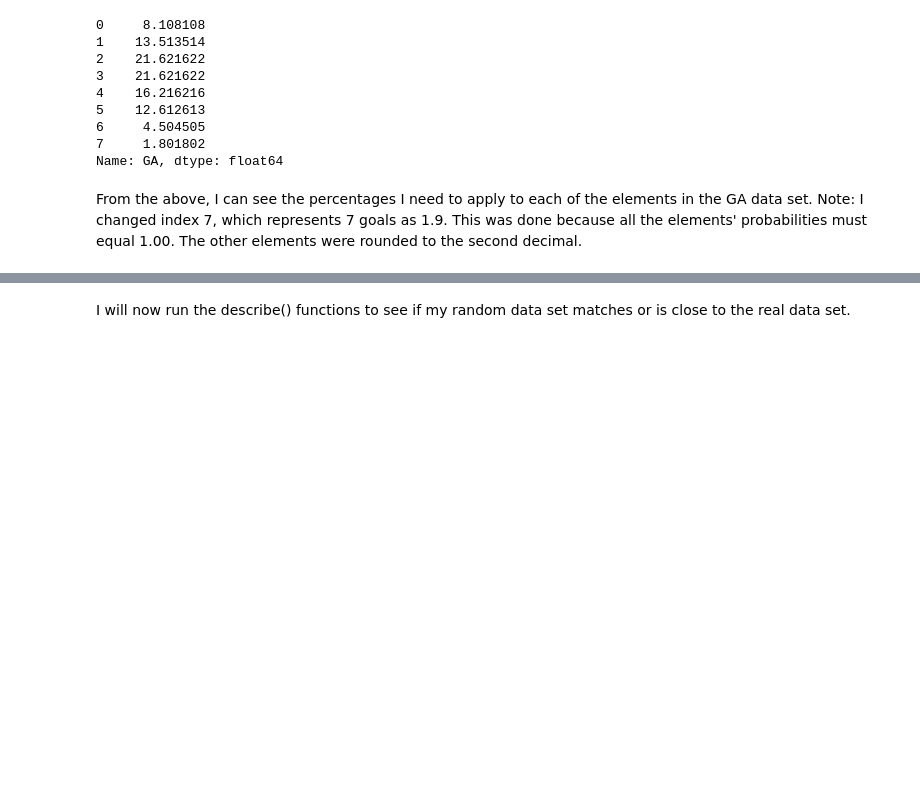
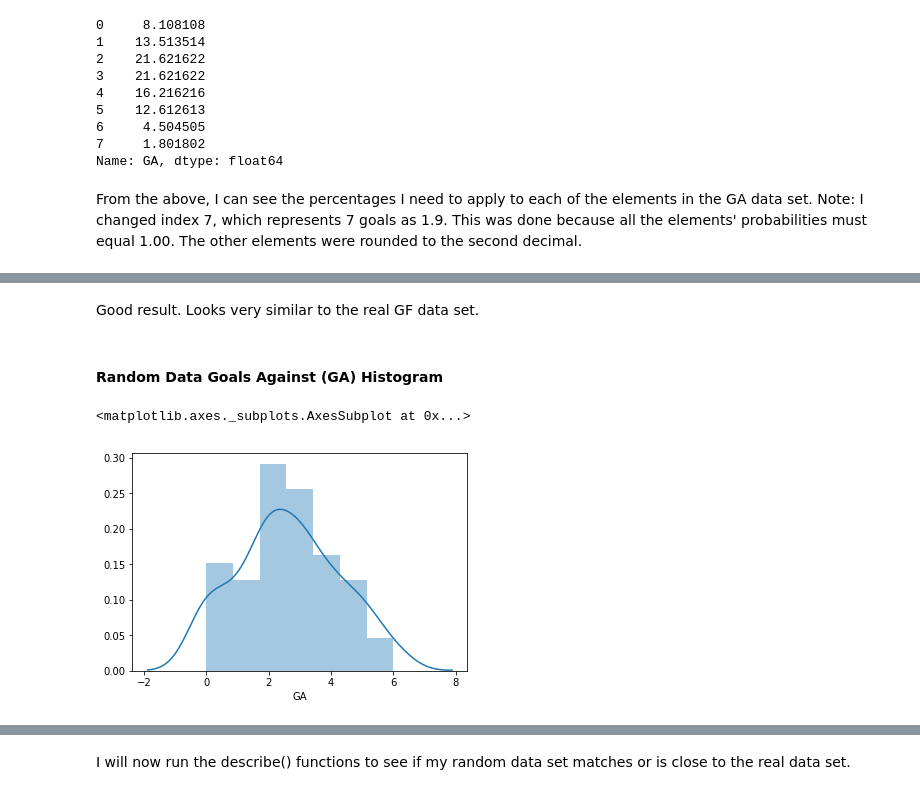
Before and after one commit to pjmeehan/PDA-PROJECT, a Jupyter notebook: PDA Project 2018.ipynb, the cells around one changed output, grey strips where cells are left out. Saved outputs shown, nothing was run; the diff lists cells and outputs as text; code cells hidden in the pictures; blank space fills up the shorter version.

```diff
--- a/PDA Project 2018.ipynb
+++ b/PDA Project 2018.ipynb
@@ -348,0 +355,9 @@ mydf
+# %% [markdown]
+Good result. Looks very similar to the real GF data set.
+# %% [markdown]
+#### Random Data Goals Against (GA) Histogram
+# %%
+sns.distplot(df3["GA"])
+# %% [output]
+<matplotlib.axes._subplots.AxesSubplot at 0x...>
+[figure, added]
```
Also changed, not shown: parts of 58 cells of this notebook.
